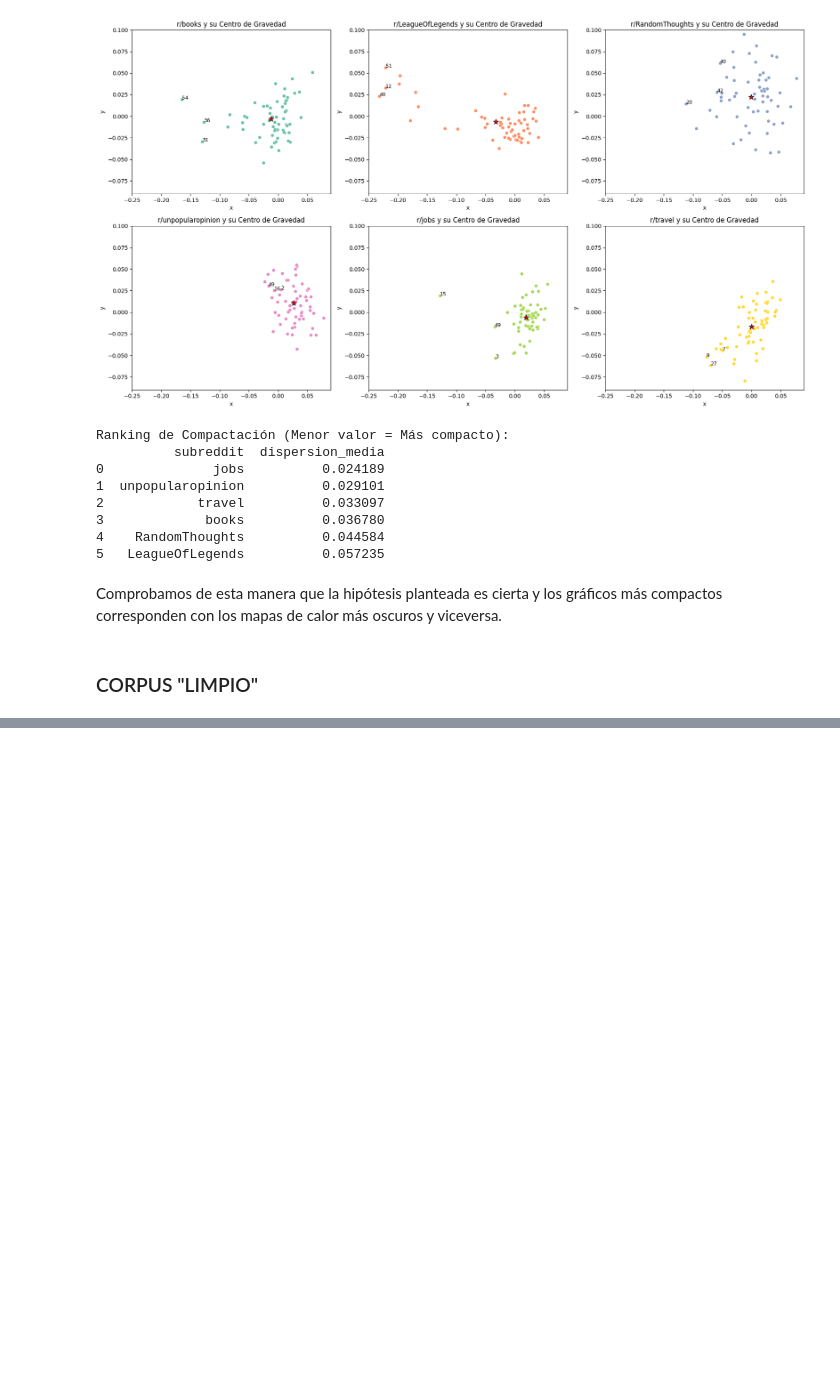
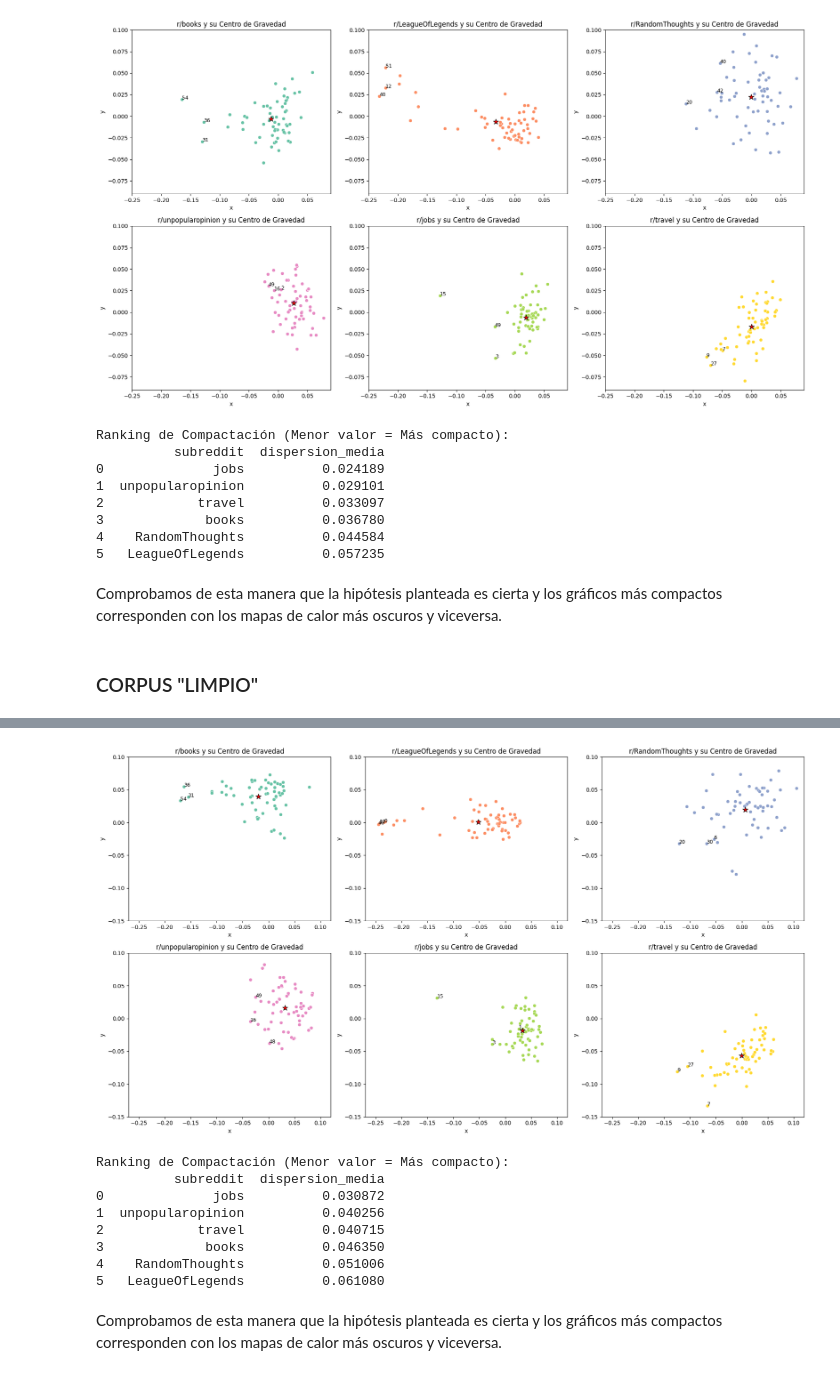
Before and after one commit to daniela-murciam-um-es/PLN-practicasParte2, a Jupyter notebook: apartado_3.ipynb, the cells around one changed output, grey strips where cells are left out. Drawn from its saved outputs; the diff is of its cells as text; code cells hidden in the pictures; blank space fills up the shorter version.

```diff
--- a/apartado_3.ipynb
+++ b/apartado_3.ipynb
@@ -397,0 +596,68 @@ Comprobamos de esta manera que la hipótesis planteada es cierta y los gráficos
+# %%
+import numpy as np
+# Calculamos el centro de gravedad (media de x e y) por grupo
+centroides = df_total.groupby('subreddit')[['x', 'y']].mean().reset_index()
+centroides.columns = ['subreddit', 'centro_x', 'centro_y']
+
+# Unimos los centroides al dataframe original para calcular distancias
+df_calculo = df_total.merge(centroides, on='subreddit')
+
+# Calculamos la diferencia absoluta (Distancia Euclídea) de cada punto a su centroide
+df_calculo['distancia_al_centro'] = np.sqrt(
+    (df_calculo['x'] - df_calculo['centro_x'])**2 +
+    (df_calculo['y'] - df_calculo['centro_y'])**2
+)
+
+# Calculamos el promedio de estas distancias por subreddit
+compactacion = df_calculo.groupby('subreddit')['distancia_al_centro'].mean().sort_values().reset_index()
+compactacion.columns = ['subreddit', 'dispersion_media']
+
+# Preparamos la cuadrícula de subgráficas
+subreddits = df_total['subreddit'].unique()
+ncols = 3
+nrows = 2
+
+palette = sns.color_palette("Set2", len(subreddits))
+
+fig, axes = plt.subplots(nrows=nrows, ncols=ncols, figsize=(18, 5 * nrows))
+axes = axes.flatten() # Aplanamos para poder iterar fácilmente
+
+# Dibujamosuna gráfica por cada subreddit
+for i, sub in enumerate(subreddits):
+    # Filtramos los datos solo para esta comunidad
+    df_sub = df_total[df_total['subreddit'] == sub]
+
+    # Dibujamos el scatterplot en el subgráfico correspondiente
+    sns.scatterplot(data=df_sub, x='x', y='y',color=palette[i], ax=axes[i])
+    sns.scatterplot(data=centroides[centroides['subreddit'] == sub], x='centro_x', y='centro_y',
+                    marker ='*', s=100, edgecolor='black', color='red', ax=axes[i], legend=False)
+    axes[i].set_xlim(-0.27, 0.12)
+    axes[i].set_ylim(-0.15, 0.1)
+    axes[i].set_title(f"r/{sub} y su Centro de Gravedad")
+
+    # Calculamos el 5% "peor" (menos similares) SOLO para este subreddit
+    umbral_outliers = df_sub['similitud_media'].quantile(0.05)
+
+    # Identificamos los puntos más lejanos
+    for idx, row in df_sub.iterrows():
+        if row['similitud_media'] < umbral_outliers:
+            # Ponemos el índice original de cada subreddit
+            axes[i].text(row['x'], row['y'], str(idx%59), fontsize=9, color='black')
+
+plt.tight_layout()
+plt.show()
+
+print("Ranking de Compactación (Menor valor = Más compacto):")
+print(compactacion)
+# %% [output]
+[figure, added]
+Ranking de Compactación (Menor valor = Más compacto):
+          subreddit  dispersion_media
+0              jobs          0.030872
+1  unpopularopinion          0.040256
+2            travel          0.040715
+3             books          0.046350
+4    RandomThoughts          0.051006
+5   LeagueOfLegends          0.061080
+# %% [markdown]
+Comprobamos de esta manera que la hipótesis planteada es cierta y los gráficos más compactos corresponden con los mapas de calor más oscuros y viceversa.
```
Also changed, not shown: parts of 15 cells of this notebook, 1 other file.
